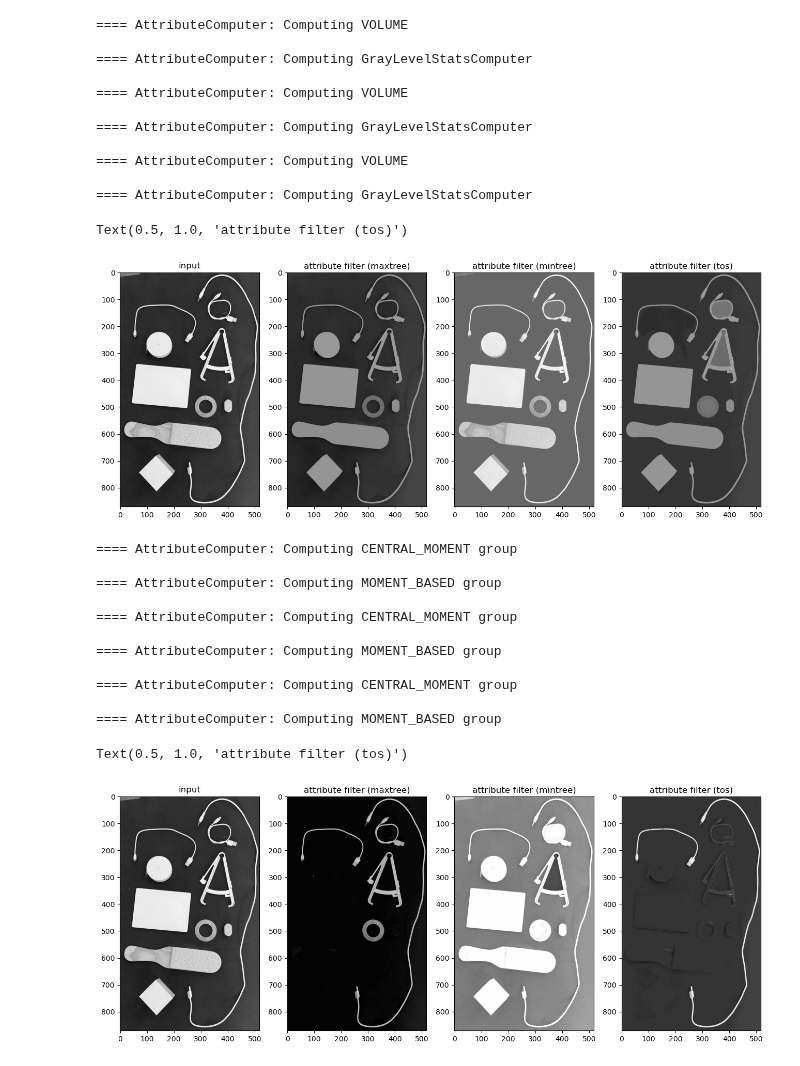
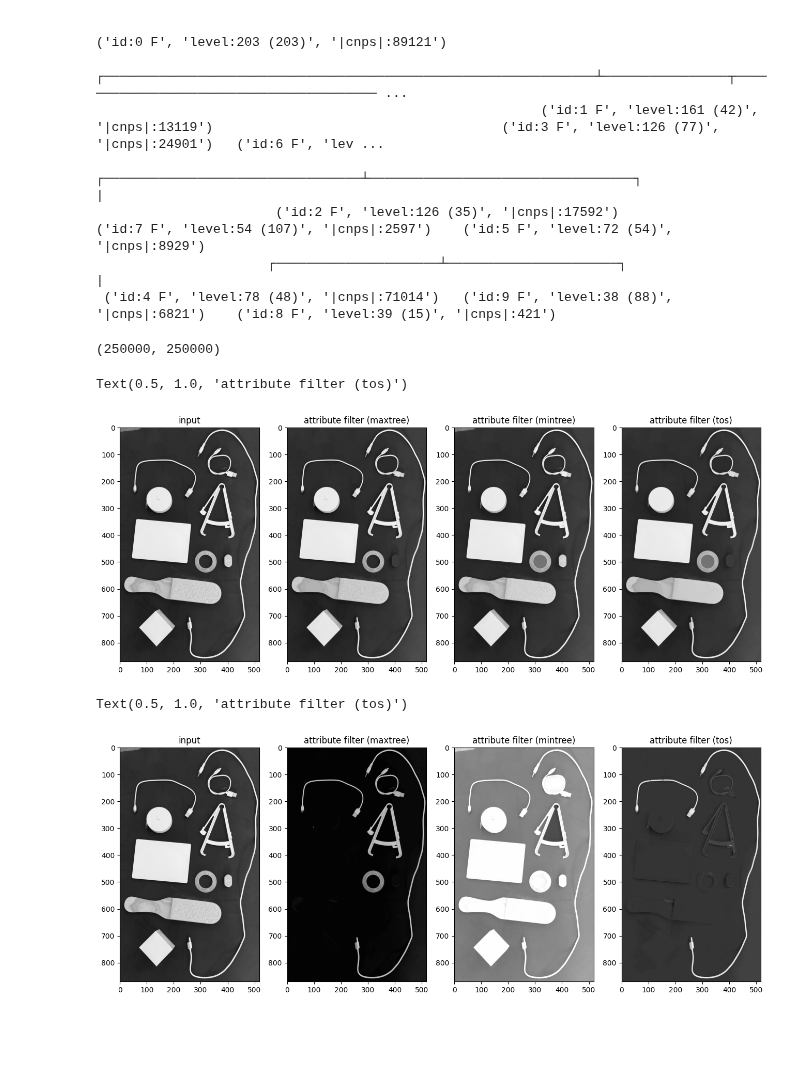
Before and after one commit to wonderalexandre/mmcfilters, a Jupyter notebook: notebooks/Attribute_Filters.ipynb, the cells around one changed output. Cells and saved outputs as stored; diff of their text form; code cells hidden in the pictures; blank space fills up the shorter version.

```diff
--- a/notebooks/Attribute_Filters.ipynb
+++ b/notebooks/Attribute_Filters.ipynb
@@ -72,3 +117,8 @@ tos = mmcfilters.MorphologicalTree(imgInput, num_rows, num_cols)
 filterMaxtree = mmcfilters.AttributeFilters(maxtree)
 filterMintree = mmcfilters.AttributeFilters(mintree)
 filterToS = mmcfilters.AttributeFilters(tos)
+
+dic, attrs_maxtree = mmcfilters.Attribute.computerBasicAttributes(maxtree)
+dic, attrs_mintree = mmcfilters.Attribute.computerBasicAttributes(mintree)
+dic, attrs_tos = mmcfilters.Attribute.computerBasicAttributes(tos)
+dic
@@ -96,57 +250,59 @@ for node in nodes:
+# %%
+printTree(mintree.root)
+sum=0
+for node in mintree.listNodes:
+    sum += len(node.cnps)
+sum, (num_rows * num_cols)
+# %% [output]
+                                                                                                                        ('id:0 F', 'level:203 (203)', '|cnps|:89121')
+                                                                              ┌───────────────────────────────────────────────────────────────┴────────────────┬──────────────────────────────────────── ...
+                                                         ('id:1 F', 'level:161 (42)', '|cnps|:13119')                                     ('id:3 F', 'level:126 (77)', '|cnps|:24901')   ('id:6 F', 'lev ...
+                                            ┌─────────────────────────────────┴──────────────────────────────────┐                                             |
+                       ('id:2 F', 'level:126 (35)', '|cnps|:17592')                         ('id:7 F', 'level:54 (107)', '|cnps|:2597')    ('id:5 F', 'level:72 (54)', '|cnps|:8929')
+                      ┌─────────────────────┴──────────────────────┐                                             |
+ ('id:4 F', 'level:78 (48)', '|cnps|:71014')   ('id:9 F', 'level:38 (88)', '|cnps|:6821')    ('id:8 F', 'level:39 (15)', '|cnps|:421')
+(250000, 250000)
 # %%
-Type = mmcfilters.Attribute.Type
-attrType = Type.GRAY_HEIGHT
-threshold = 100
+attr_type = dic['BOX_HEIGHT']
+threshold = 50
 
-attr_maxtree = mmcfilters.Attribute.computeSingleAttribute(maxtree, attrType)
-attr_mintree = mmcfilters.Attribute.computeSingleAttribute(mintree, attrType)
-attr_tos = mmcfilters.Attribute.computeSingleAttribute(tos, attrType)
+att_maxtree = attrs_maxtree[:,attr_type]
+att_mintree = attrs_mintree[:,attr_type]
+att_tos = attrs_tos[:,attr_type]
 
-imgFilteredMaxtree = filterMaxtree.filteringDirectRule(attr_maxtree > threshold)
-imgFilteredMintree = filterMintree.filteringDirectRule(attr_mintree > threshold)
-imgFilteredToS = filterToS.filteringDirectRule(attr_tos > threshold)
+imgFilteredMaxtree = filterMaxtree.filteringDirectRule(att_maxtree > threshold)
+imgFilteredMintree = filterMintree.filteringDirectRule(att_mintree > threshold)
+imgFilteredToS = filterToS.filteringDirectRule(att_tos > threshold)
 
 plt.subplot(1,4, 1)
 plt.imshow(imgInput, cmap='gray', vmax=255, vmin=0)
 plt.title('input')
 
 plt.subplot(1,4, 2)
 plt.imshow(imgFilteredMaxtree.reshape(num_rows, num_cols), cmap='gray', vmax=255, vmin=0)
 plt.title('attribute filter (maxtree)')
 
 plt.subplot(1,4, 3)
 plt.imshow(imgFilteredMintree.reshape(num_rows, num_cols), cmap='gray', vmax=255, vmin=0)
 plt.title('attribute filter (mintree)')
 
 plt.subplot(1,4, 4)
 plt.imshow(imgFilteredToS.reshape(num_rows, num_cols), cmap='gray', vmax=255, vmin=0)
 plt.title('attribute filter (tos)')
 # %% [output]
-==== AttributeComputer: Computing VOLUME
-
-==== AttributeComputer: Computing GrayLevelStatsComputer
-
-==== AttributeComputer: Computing VOLUME
-
-==== AttributeComputer: Computing GrayLevelStatsComputer
-
-==== AttributeComputer: Computing VOLUME
-
-==== AttributeComputer: Computing GrayLevelStatsComputer
+Text(0.5, 1.0, 'attribute filter (tos)')
-Text(0.5, 1.0, 'attribute filter (tos)')
-[figure, old version]
+[figure, new version]
 # %%
-Type = mmcfilters.Attribute.Type
-attrType = Type.INERTIA
+attr_type = dic['HU_MOMENT_1_INERTIA']
 threshold = 0.2
 
-attr_maxtree = mmcfilters.Attribute.computeSingleAttribute(maxtree, attrType)
-attr_mintree = mmcfilters.Attribute.computeSingleAttribute(mintree, attrType)
-attr_tos = mmcfilters.Attribute.computeSingleAttribute(tos, attrType)
+att_maxtree = attrs_maxtree[:,attr_type]
+att_mintree = attrs_mintree[:,attr_type]
+att_tos = attrs_tos[:,attr_type]
 
-imgFilteredMaxtree = filterMaxtree.filteringSubtractiveRule(attr_maxtree > threshold)
-imgFilteredMintree = filterMintree.filteringSubtractiveRule(attr_mintree > threshold)
-imgFilteredToS = filterToS.filteringSubtractiveRule(attr_tos > threshold)
+imgFilteredMaxtree = filterMaxtree.filteringSubtractiveRule(att_maxtree > threshold)
+imgFilteredMintree = filterMintree.filteringSubtractiveRule(att_mintree > threshold)
+imgFilteredToS = filterToS.filteringSubtractiveRule(att_tos > threshold)
 
 plt.subplot(1,4, 1)
 plt.imshow(imgInput, cmap='gray', vmax=255, vmin=0)
@@ -164,16 +320,5 @@ plt.subplot(1,4, 4)
 plt.imshow(imgFilteredToS.reshape(num_rows, num_cols), cmap='gray', vmax=255, vmin=0)
 plt.title('attribute filter (tos)')
 # %% [output]
-==== AttributeComputer: Computing CENTRAL_MOMENT group
-
-==== AttributeComputer: Computing MOMENT_BASED group
-
-==== AttributeComputer: Computing CENTRAL_MOMENT group
-
-==== AttributeComputer: Computing MOMENT_BASED group
-
-==== AttributeComputer: Computing CENTRAL_MOMENT group
-
-==== AttributeComputer: Computing MOMENT_BASED group
+Text(0.5, 1.0, 'attribute filter (tos)')
-Text(0.5, 1.0, 'attribute filter (tos)')
 [figure]
```
Also changed, not shown: parts of 17 cells of this notebook, 12 other files.
